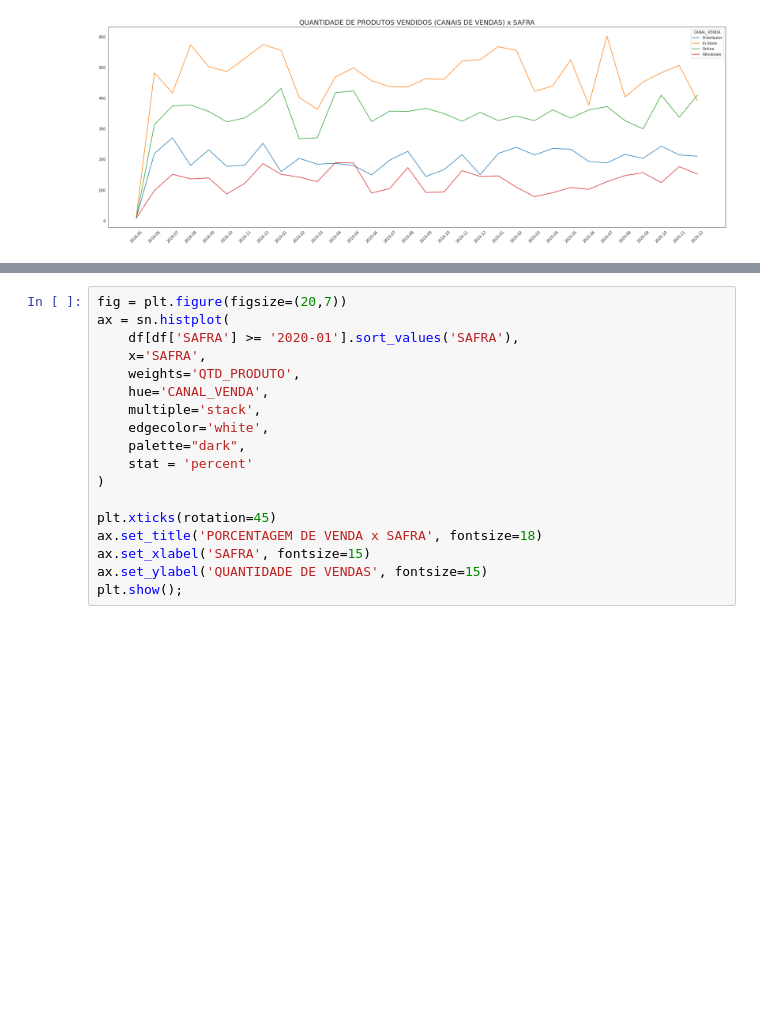
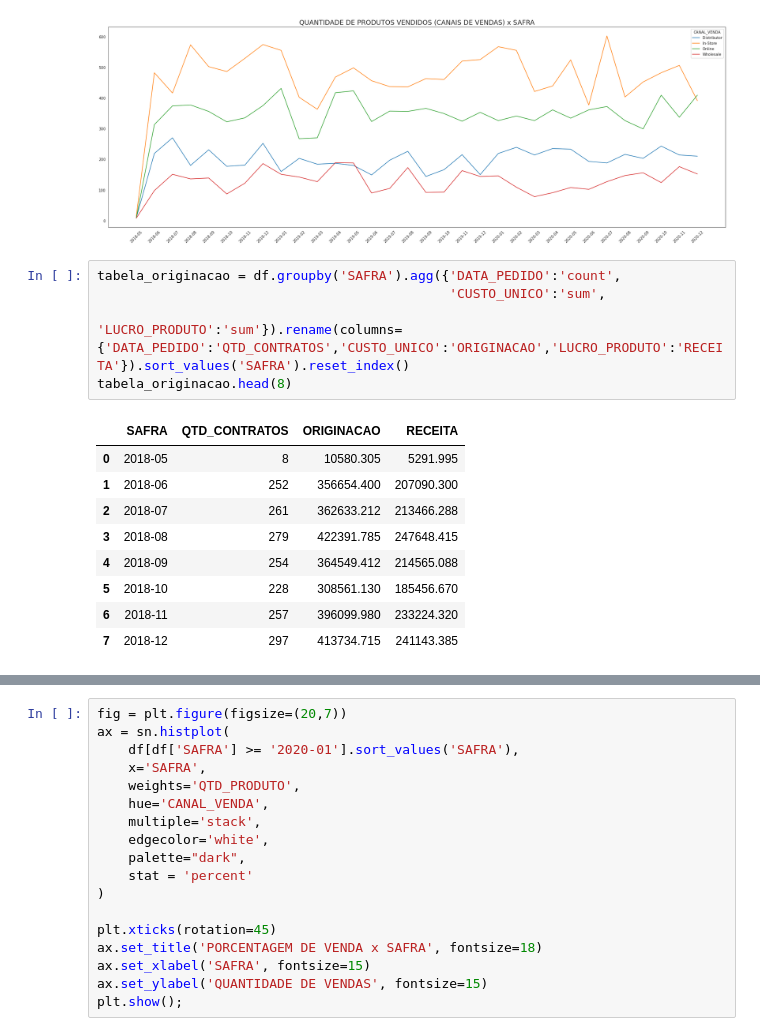
Before and after one commit to wander-asb/Vendas-varejo, a Jupyter notebook: Sales.ipynb, the cells around one changed output, grey strips where cells are left out. Drawn from its saved outputs; the diff is of its cells as text; blank space fills up the shorter version.

```diff
--- a/Sales.ipynb
+++ b/Sales.ipynb
@@ -168,3 +168,18 @@ ax.set(ylabel=None)
 plt.show();
 # %% [output]
 [figure]
+# %%
+tabela_originacao = df.groupby('SAFRA').agg({'DATA_PEDIDO':'count',
+                                             'CUSTO_UNICO':'sum',
+                                             'LUCRO_PRODUTO':'sum'}).rename(columns={'DATA_PEDIDO':'QTD_CONTRATOS','CUSTO_UNICO':'ORIGINACAO','LUCRO_PRODUTO':'RECEITA'}).sort_values('SAFRA').reset_index()
+tabela_originacao.head(8)
+# %% [output]
+|  | SAFRA | QTD_CONTRATOS | ORIGINACAO | RECEITA |
+| 0 | 2018-05 | 8 | 10580.305 | 5291.995 |
+| 1 | 2018-06 | 252 | 356654.400 | 207090.300 |
+| 2 | 2018-07 | 261 | 362633.212 | 213466.288 |
+| 3 | 2018-08 | 279 | 422391.785 | 247648.415 |
+| 4 | 2018-09 | 254 | 364549.412 | 214565.088 |
+| 5 | 2018-10 | 228 | 308561.130 | 185456.670 |
+| 6 | 2018-11 | 257 | 396099.980 | 233224.320 |
+| 7 | 2018-12 | 297 | 413734.715 | 241143.385 |
```
Also changed, not shown: parts of 1 cell of this notebook.
